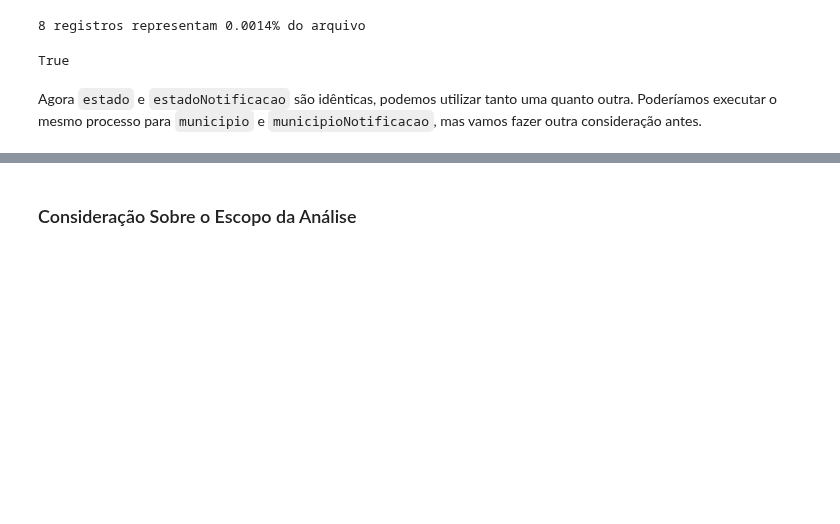
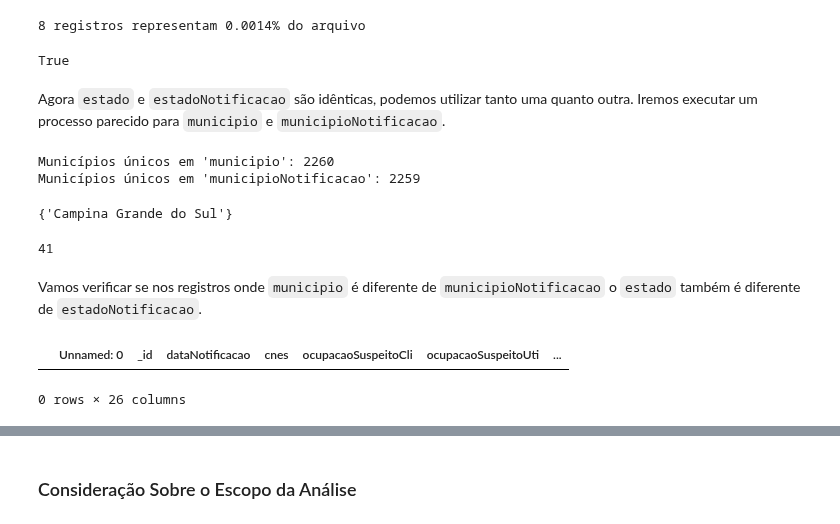
Before and after one commit to lucascorumba/study-projects, a Jupyter notebook: covid-hospital/analysis.ipynb, the cells around one changed output, grey strips where cells are left out. Cells and saved outputs as stored; diff of their text form; code cells hidden in the pictures; blank space fills up the shorter version.

```diff
--- a/covid-hospital/analysis.ipynb
+++ b/covid-hospital/analysis.ipynb
@@ -357,4 +357,29 @@ len(df.loc[df['estado'] == df['estadoNotificacao']]) == df.shape[0]
 # %% [output]
 True
 # %% [markdown]
-Agora `estado` e `estadoNotificacao` são idênticas, podemos utilizar tanto uma quanto outra. Poderíamos executar o mesmo processo para `municipio` e `municipioNotificacao`, mas vamos fazer outra consideração antes.
+Agora `estado` e `estadoNotificacao` são idênticas, podemos utilizar tanto uma quanto outra. Iremos executar um processo parecido para `municipio` e `municipioNotificacao`.
+# %%
+print(f"Municípios únicos em 'municipio': {len(df['municipio'].unique())}\n\
+Municípios únicos em 'municipioNotificacao': {len(df['municipioNotificacao'].unique())}")
+# %% [output]
+Municípios únicos em 'municipio': 2260
+Municípios únicos em 'municipioNotificacao': 2259
+# %%
+# qual registro em 'municipio' não está contido em 'municipioNotificacao'
+set(df['municipio'].unique()) - set(df['municipioNotificacao'].unique())
+# %% [output]
+{'Campina Grande do Sul'}
+# %%
+# DataFrame temporário onde 'municipio' e 'municipioNotificacao' não coincidem
+df_notif_municipio = df.loc[df['municipio'] != df['municipioNotificacao']]
+# número de registros
+len(df_notif_municipio)
+# %% [output]
+41
+# %% [markdown]
+Vamos verificar se nos registros onde `municipio` é diferente de `municipioNotificacao` o `estado` também é diferente de `estadoNotificacao`.
+# %%
+df_notif_municipio.loc[df_notif_municipio['estado'] != df_notif_municipio['estadoNotificacao']]
+# %% [output]
+|  | Unnamed: 0 | _id | dataNotificacao | cnes | ocupacaoSuspeitoCli | ocupacaoSuspeitoUti | ... |
+0 rows × 26 columns
```
Also changed, not shown: parts of 21 cells of this notebook.
